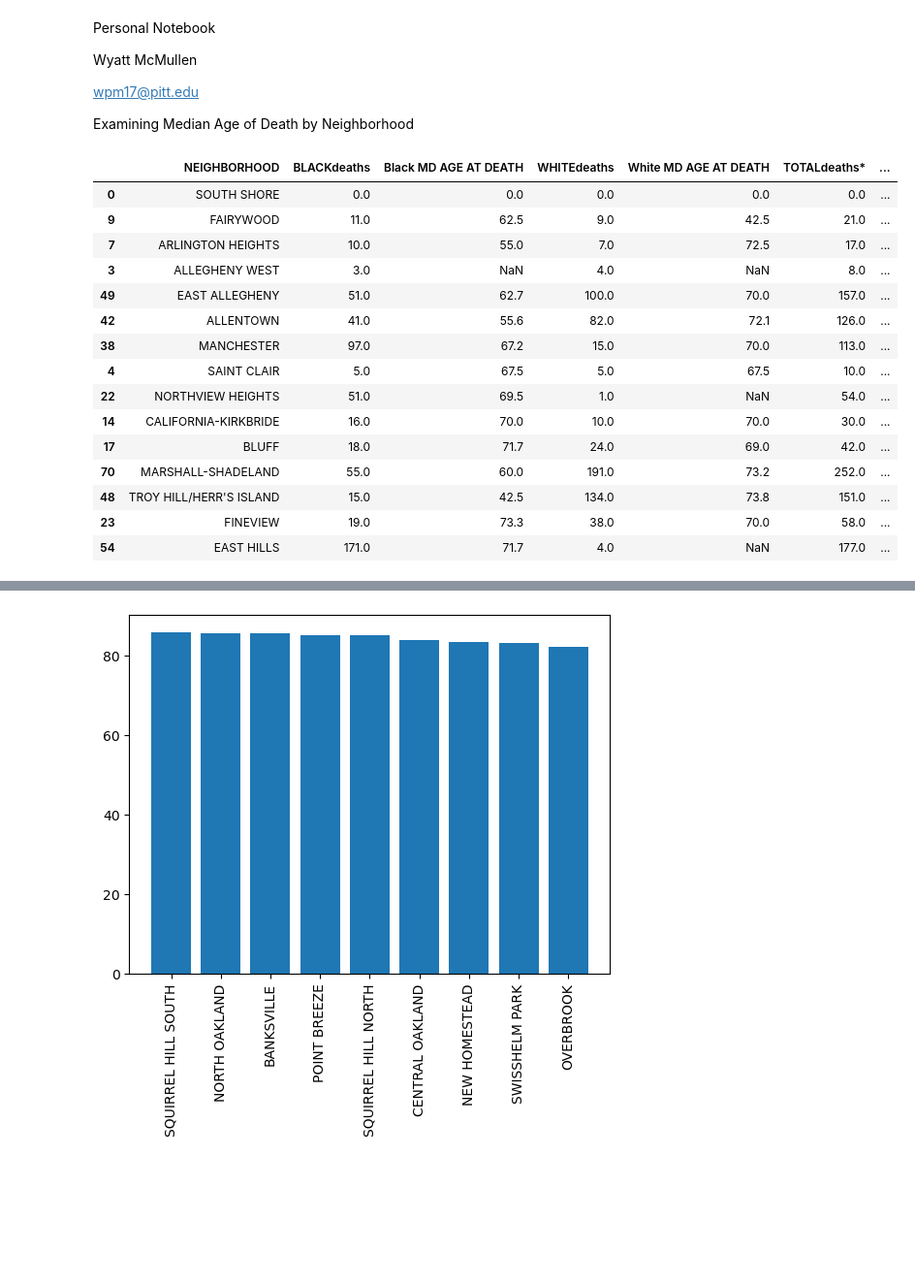
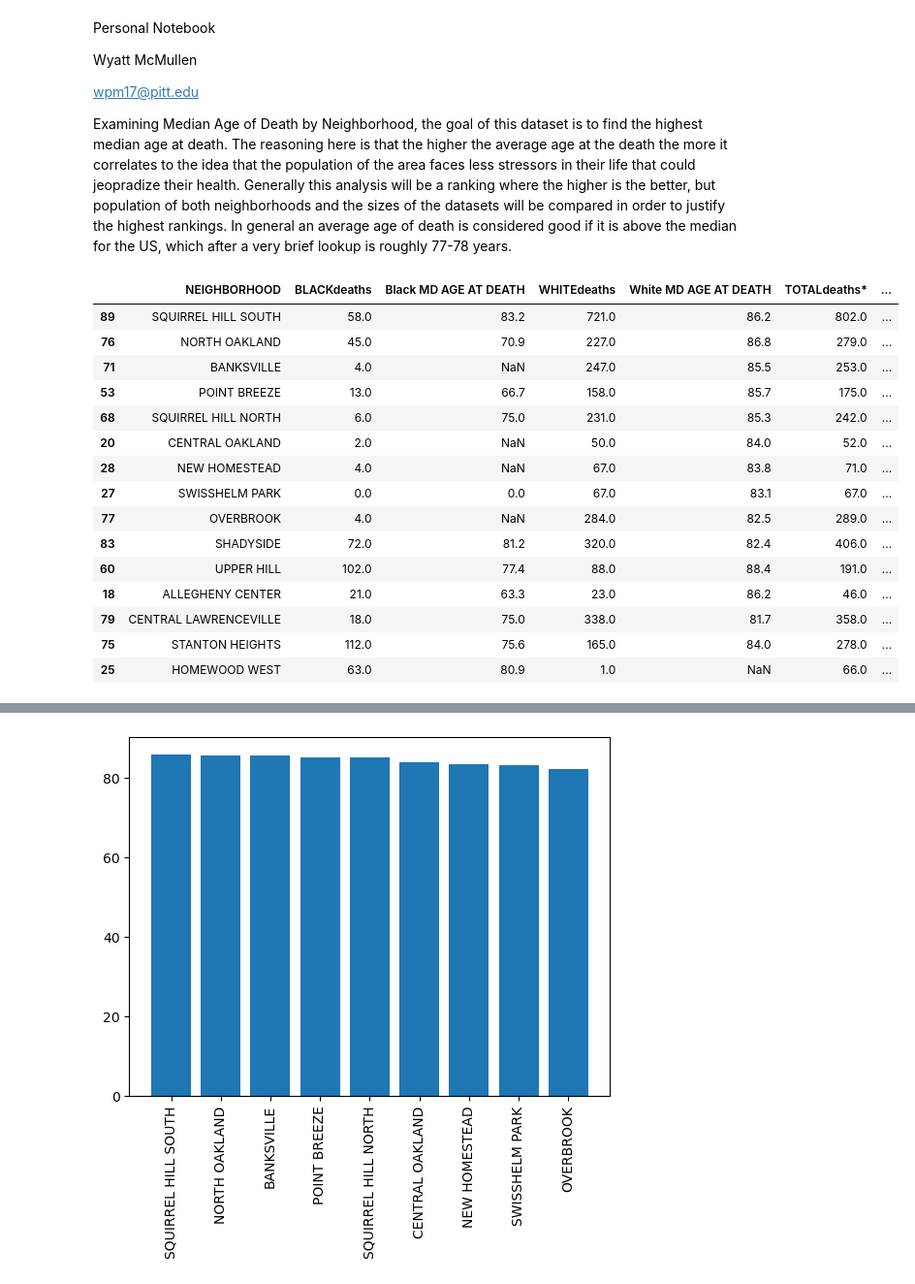
Before and after one commit to wpmPitt17/CMPINF-0010-Final-Project-Group15, a Jupyter notebook: wpm17Data.ipynb, the cells around one changed output, grey strips where cells are left out. Shown: that part at 97% size. Saved outputs shown, nothing was run; the diff lists cells and outputs as text; code cells hidden in the pictures; blank space fills up the shorter version.

```diff
--- a/wpm17Data.ipynb
+++ b/wpm17Data.ipynb
@@ -5,28 +5,28 @@ Wyatt McMullen
 
 wpm17@pitt.edu
 
-Examining Median Age of Death by Neighborhood
+Examining Median Age of Death by Neighborhood, the goal of this dataset is to find the highest median age at death. The reasoning here is that the higher the average age at the death the more it correlates to the idea that the population of the area faces less stressors in their life that could jeopradize their health. Generally this analysis will be a ranking where the higher is the better, but population of both neighborhoods and the sizes of the datasets will be compared in order to justify the highest rankings. In general an average age of death is considered good if it is above the median for the US, which after a very brief lookup is roughly 77-78 years.
-# %%
-import pandas as pd
-import numpy as np
-
-deaths = pd.read_csv("nhoodmedianage20112015.csv")
-
-deaths.sort_values('TOTAL MD AGE AT DEATH', ascending = True).head(15)
-# %% [output]
-|  | NEIGHBORHOOD | BLACKdeaths | Black MD AGE AT DEATH | WHITEdeaths | White MD AGE AT DEATH | TOTALdeaths* | ... |
-| 0 | SOUTH SHORE | 0.0 | 0.0 | 0.0 | 0.0 | 0.0 | ... |
-| 9 | FAIRYWOOD | 11.0 | 62.5 | 9.0 | 42.5 | 21.0 | ... |
-| 7 | ARLINGTON HEIGHTS | 10.0 | 55.0 | 7.0 | 72.5 | 17.0 | ... |
-| 3 | ALLEGHENY WEST | 3.0 | NaN | 4.0 | NaN | 8.0 | ... |
-| 49 | EAST ALLEGHENY | 51.0 | 62.7 | 100.0 | 70.0 | 157.0 | ... |
-| 42 | ALLENTOWN | 41.0 | 55.6 | 82.0 | 72.1 | 126.0 | ... |
-| 38 | MANCHESTER | 97.0 | 67.2 | 15.0 | 70.0 | 113.0 | ... |
-| 4 | SAINT CLAIR | 5.0 | 67.5 | 5.0 | 67.5 | 10.0 | ... |
-| 22 | NORTHVIEW HEIGHTS | 51.0 | 69.5 | 1.0 | NaN | 54.0 | ... |
-| 14 | CALIFORNIA-KIRKBRIDE | 16.0 | 70.0 | 10.0 | 70.0 | 30.0 | ... |
-| 17 | BLUFF | 18.0 | 71.7 | 24.0 | 69.0 | 42.0 | ... |
-| 70 | MARSHALL-SHADELAND | 55.0 | 60.0 | 191.0 | 73.2 | 252.0 | ... |
-| 48 | TROY HILL/HERR'S ISLAND | 15.0 | 42.5 | 134.0 | 73.8 | 151.0 | ... |
-| 23 | FINEVIEW | 19.0 | 73.3 | 38.0 | 70.0 | 58.0 | ... |
-| 54 | EAST HILLS | 171.0 | 71.7 | 4.0 | NaN | 177.0 | ... |
+# %%
+import pandas as pd
+import numpy as np
+
+deaths = pd.read_csv("nhoodmedianage20112015.csv")
+
+deaths.sort_values('TOTAL MD AGE AT DEATH', ascending = False).head(15)
+# %% [output]
+|  | NEIGHBORHOOD | BLACKdeaths | Black MD AGE AT DEATH | WHITEdeaths | White MD AGE AT DEATH | TOTALdeaths* | ... |
+| 89 | SQUIRREL HILL SOUTH | 58.0 | 83.2 | 721.0 | 86.2 | 802.0 | ... |
+| 76 | NORTH OAKLAND | 45.0 | 70.9 | 227.0 | 86.8 | 279.0 | ... |
+| 71 | BANKSVILLE | 4.0 | NaN | 247.0 | 85.5 | 253.0 | ... |
+| 53 | POINT BREEZE | 13.0 | 66.7 | 158.0 | 85.7 | 175.0 | ... |
+| 68 | SQUIRREL HILL NORTH | 6.0 | 75.0 | 231.0 | 85.3 | 242.0 | ... |
+| 20 | CENTRAL OAKLAND | 2.0 | NaN | 50.0 | 84.0 | 52.0 | ... |
+| 28 | NEW HOMESTEAD | 4.0 | NaN | 67.0 | 83.8 | 71.0 | ... |
+| 27 | SWISSHELM PARK | 0.0 | 0.0 | 67.0 | 83.1 | 67.0 | ... |
+| 77 | OVERBROOK | 4.0 | NaN | 284.0 | 82.5 | 289.0 | ... |
+| 83 | SHADYSIDE | 72.0 | 81.2 | 320.0 | 82.4 | 406.0 | ... |
+| 60 | UPPER HILL | 102.0 | 77.4 | 88.0 | 88.4 | 191.0 | ... |
+| 18 | ALLEGHENY CENTER | 21.0 | 63.3 | 23.0 | 86.2 | 46.0 | ... |
+| 79 | CENTRAL LAWRENCEVILLE | 18.0 | 75.0 | 338.0 | 81.7 | 358.0 | ... |
+| 75 | STANTON HEIGHTS | 112.0 | 75.6 | 165.0 | 84.0 | 278.0 | ... |
+| 25 | HOMEWOOD WEST | 63.0 | 80.9 | 1.0 | NaN | 66.0 | ... |
```
Also changed, not shown: parts of 6 cells of this notebook.
